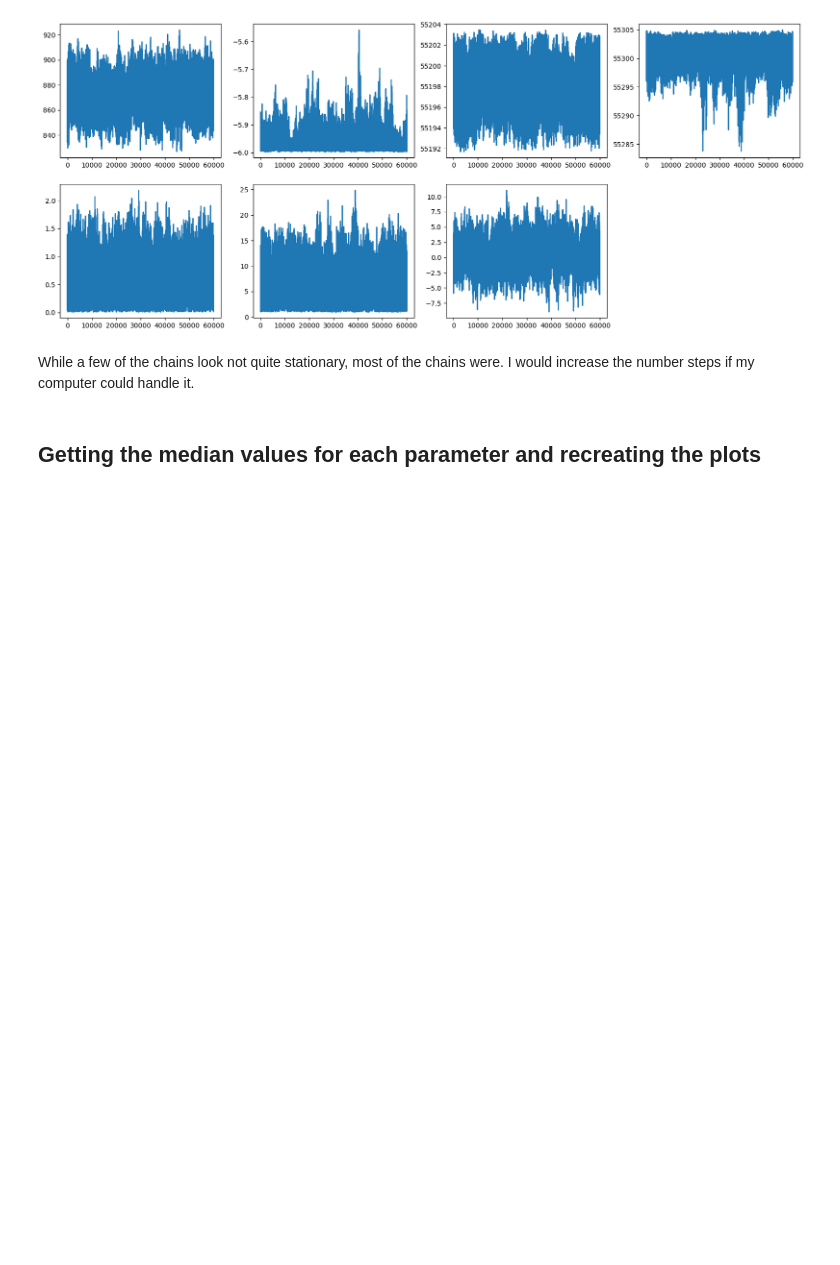
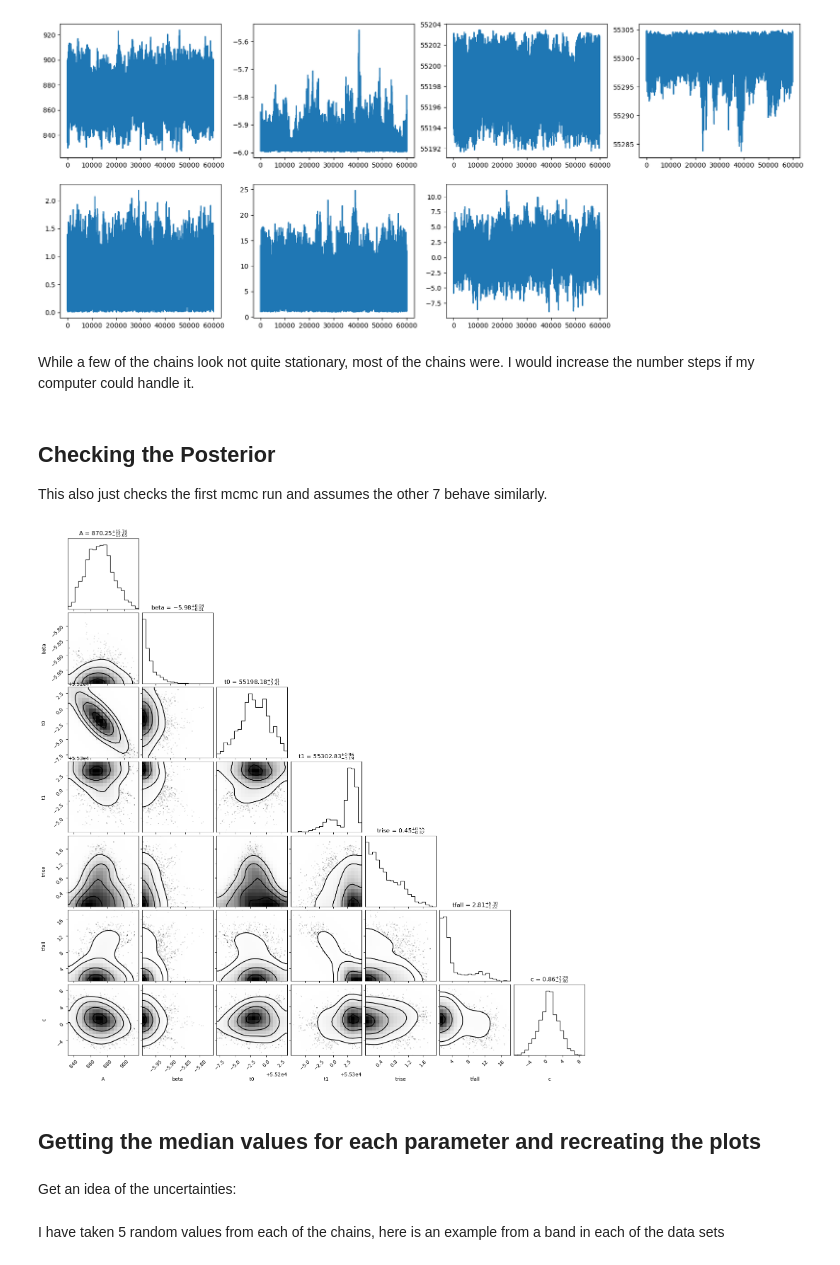
Before and after one commit to gnarayan/ast596_2023_Spring, a Jupyter notebook: homework/HaillePerkins/03/hw03.ipynb, the cells around one changed output. Saved outputs shown, nothing was run; the diff lists cells and outputs as text; code cells hidden in the pictures; blank space fills up the shorter version.

```diff
--- a/homework/HaillePerkins/03/hw03.ipynb
+++ b/homework/HaillePerkins/03/hw03.ipynb
@@ -312,6 +312,16 @@ for i in range(ndim):
 [figure]
 # %% [markdown]
 While a few of the chains look not quite stationary, most of the chains were. I would increase the number steps if my computer could handle it.
+# %% [markdown]
+## Checking the Posterior
+
+This also just checks the first mcmc run and assumes the other 7 behave similarly.
+# %%
+# note: this is thinned
+labels = ['A', 'beta', 't0', 't1', 'trise', 'tfall', 'c']
+fig = corner.corner(samp1[1000::10,:], plot_countours=True, show_titles=True, smooth=2, labels=labels)
+# %% [output]
+[figure, added]
 # %% [markdown]
 ## Getting the median values for each parameter and recreating the plots
 # %%
@@ -322,3 +333,5 @@ for sne_samp in samples:
     for band_samp in sne_samp:
         param.append(np.percentile(band_samp, 50, axis=0))
     parameters.append(param)
+# %% [markdown]
+Get an idea of the uncertainties:
@@ -324,0 +346,2 @@ for sne_samp in samples:
+# %% [markdown]
+I have taken 5 random values from each of the chains, here is an example from a band in each of the data sets
```
Also changed, not shown: parts of 16 cells of this notebook.
